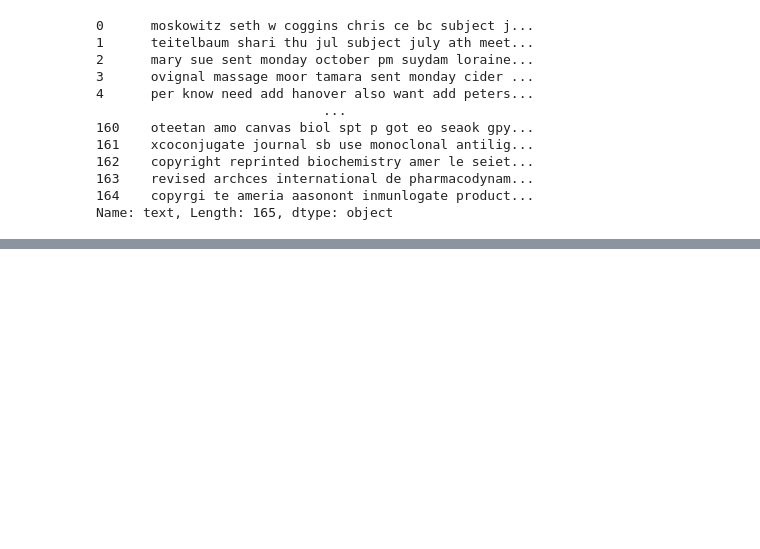
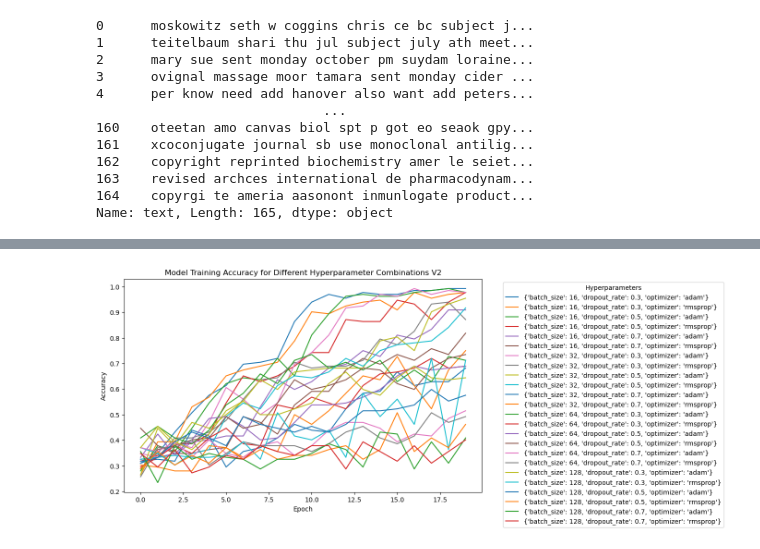
Before and after one commit to massimocaso/Document_classification_DNN, a Jupyter notebook: doc_reader.ipynb, the cells around one changed output, grey strips where cells are left out. Saved outputs shown, nothing was run; the diff lists cells and outputs as text; code cells hidden in the pictures; blank space fills up the shorter version.

```diff
--- a/doc_reader.ipynb
+++ b/doc_reader.ipynb
@@ -173,4 +147,4 @@ tokenizer.fit_on_texts(text)
 sequences = tokenizer.texts_to_sequences(text)
 padded_sequences = tf.keras.preprocessing.sequence.pad_sequences(sequences, maxlen=10, padding='post', truncating='post')
 xtrain_pad = np.array(padded_sequences)
-ytrain = np.array(labels)
+ytrain_pad = np.array(labels)
@@ -205,0 +252,12 @@ Best: 0.545455 using {'dropout_rate': 0.3, 'optimizer': 'adam'}
+# %%
+plt.figure(figsize=(10, 6))
+for i, params in enumerate(ParameterGrid(param_grid2)):
+    plt.plot(results2[i], label=str(params))
+
+plt.title('Model Training Accuracy for Different Hyperparameter Combinations V2')
+plt.xlabel('Epoch')
+plt.ylabel('Accuracy')
+plt.legend(title='Hyperparameters', bbox_to_anchor=(1.05, 1), loc='upper left')
+plt.show()
+# %% [output]
+[figure, added]
```
Also changed, not shown: parts of 19 cells of this notebook, 4 other files.
